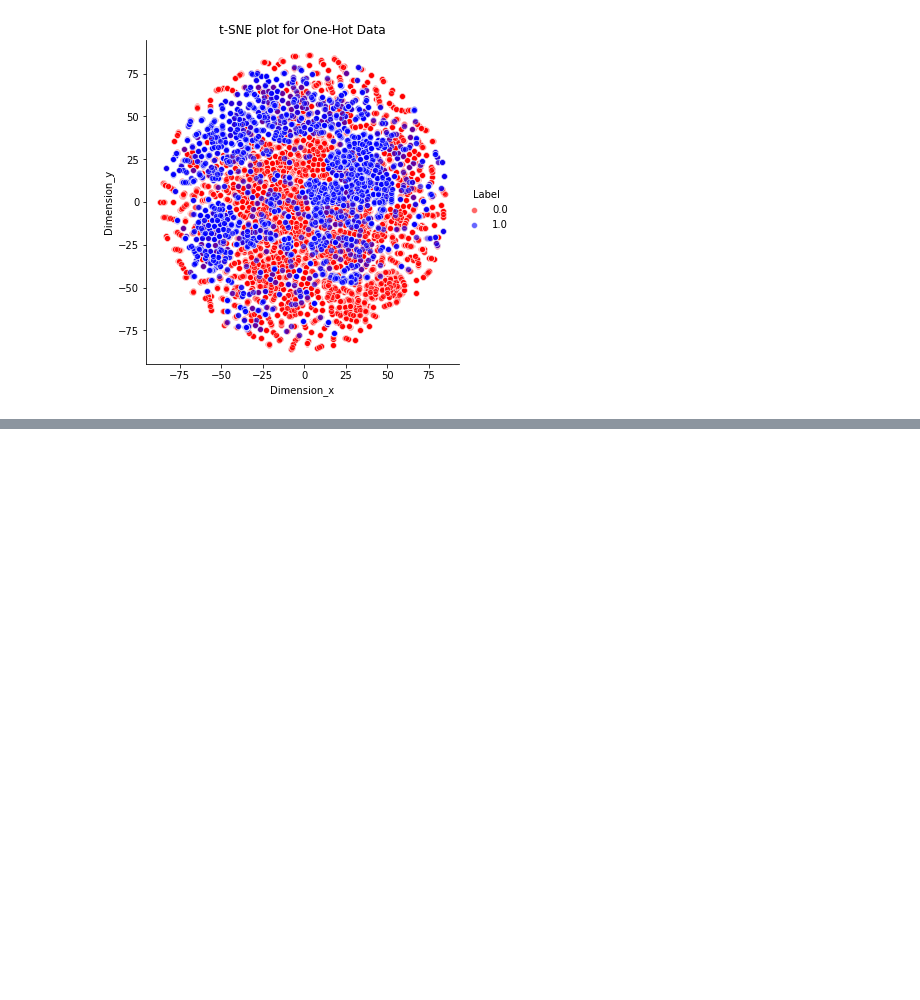
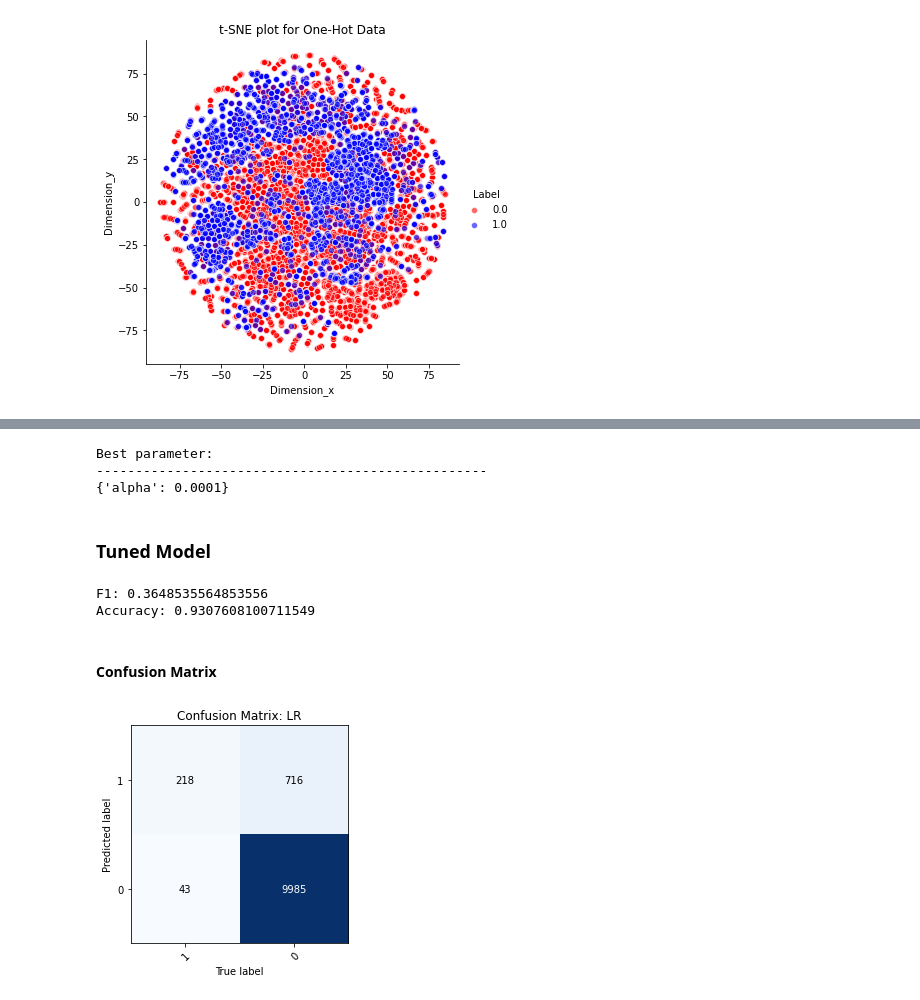
Before and after one commit to gunnerVivek/Employee-Promotion, a Jupyter notebook: 3-models.ipynb, the cells around one changed output, grey strips where cells are left out. Saved outputs shown, nothing was run; the diff lists cells and outputs as text; code cells hidden in the pictures; blank space fills up the shorter version.

Commit message:
notebook: adds Logistic Regresiion model.

```diff
--- a/3-models.ipynb
+++ b/3-models.ipynb
@@ -242,0 +339,9 @@ t-SNE was performed on $10K$ stratified data points.
+# %%
+print('Best parameter:')
+print('-'*50)
+best_alpha = gs.best_params_['alpha']
+print(gs.best_params_)
+# %% [output]
+Best parameter:
+--------------------------------------------------
+{'alpha': 0.0001}
@@ -242,0 +350,2 @@ t-SNE was performed on $10K$ stratified data points.
+# %% [markdown]
+### Tuned Model
@@ -242,0 +359,22 @@ t-SNE was performed on $10K$ stratified data points.
+# %%
+LR_tuned, LR_calibarted= tuned_model(SGDClassifier(loss='log', alpha=best_alpha, random_state=1),
+                                    X_oneHot.loc[train_index.values.flatten(),:],
+                                    y[train_index.values.flatten()]
+                                )
+# %%
+y_pred = LR_calibarted.predict(X_oneHot.loc[validate_index.values.flatten(),:])
+# %%
+# seperate val data
+print('F1:',f1_score(y[validate_index.values.flatten()],
+         y_pred))
+print('Accuracy:', accuracy_score(y[validate_index.values.flatten()],
+         y_pred))
+# %% [output]
+F1: 0.3648535564853556
+Accuracy: 0.9307608100711549
+# %% [markdown]
+#### Confusion Matrix
+# %%
+plot_confusion_matrix(y[validate_index.values.flatten()], y_pred, LR_calibarted.classes_, title='Confusion Matrix: LR')
+# %% [output]
+[figure, added]
```
Also changed, not shown: parts of 19 cells of this notebook.
